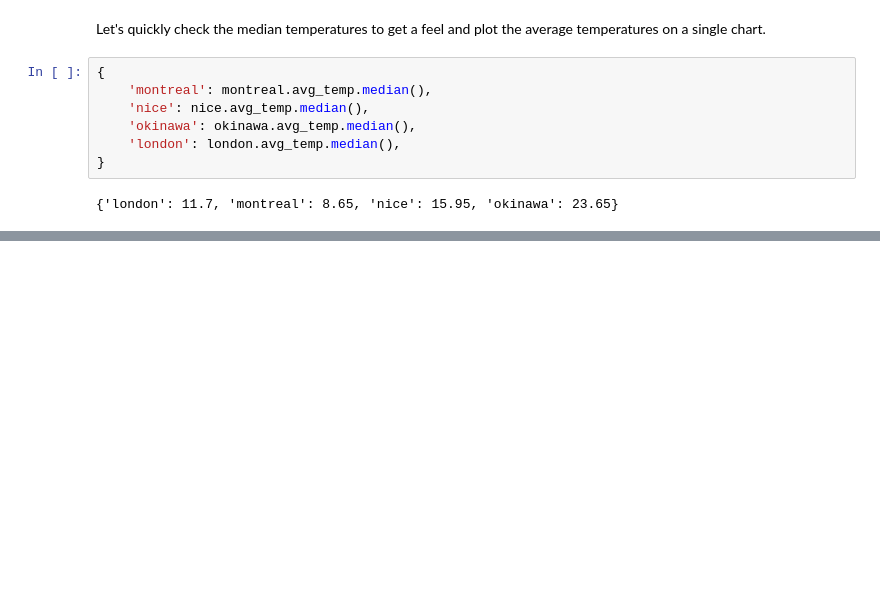
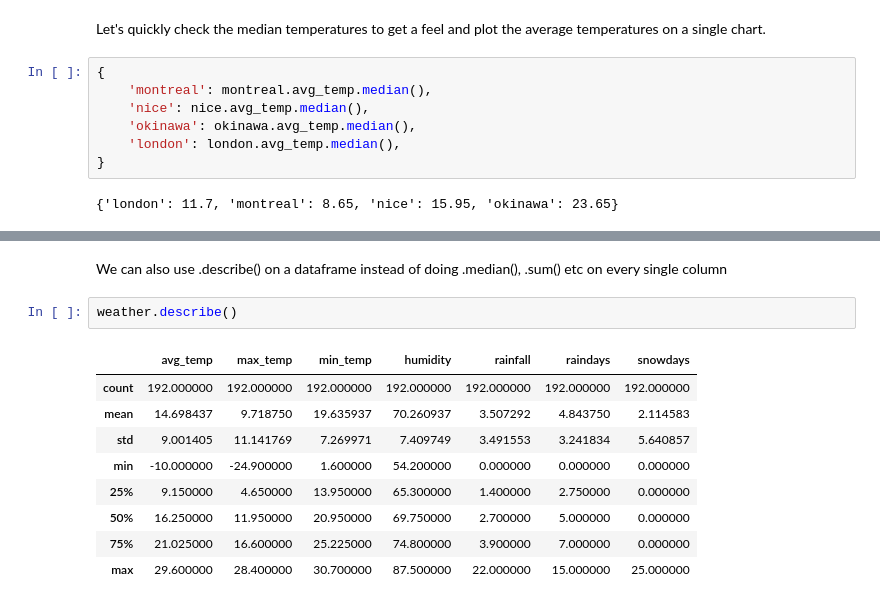
Before and after one commit to Keats/cities-article, a Jupyter notebook: Comparison.ipynb, the cells around one changed output, grey strips where cells are left out. Cells and saved outputs as stored; diff of their text form; blank space fills up the shorter version.

```diff
--- a/Comparison.ipynb
+++ b/Comparison.ipynb
@@ -66,0 +85,14 @@ Let's quickly check the median temperatures to get a feel and plot the average t
+# %% [markdown]
+We can also use .describe() on a dataframe instead of doing .median(), .sum() etc on every single column
+# %%
+weather.describe()
+# %% [output]
+|  | avg_temp | max_temp | min_temp | humidity | rainfall | raindays | snowdays |
+| count | 192.000000 | 192.000000 | 192.000000 | 192.000000 | 192.000000 | 192.000000 | 192.000000 |
+| mean | 14.698437 | 9.718750 | 19.635937 | 70.260937 | 3.507292 | 4.843750 | 2.114583 |
+| std | 9.001405 | 11.141769 | 7.269971 | 7.409749 | 3.491553 | 3.241834 | 5.640857 |
+| min | -10.000000 | -24.900000 | 1.600000 | 54.200000 | 0.000000 | 0.000000 | 0.000000 |
+| 25% | 9.150000 | 4.650000 | 13.950000 | 65.300000 | 1.400000 | 2.750000 | 0.000000 |
+| 50% | 16.250000 | 11.950000 | 20.950000 | 69.750000 | 2.700000 | 5.000000 | 0.000000 |
+| 75% | 21.025000 | 16.600000 | 25.225000 | 74.800000 | 3.900000 | 7.000000 | 0.000000 |
+| max | 29.600000 | 28.400000 | 30.700000 | 87.500000 | 22.000000 | 15.000000 | 25.000000 |
```
Also changed, not shown: parts of 9 cells of this notebook.
